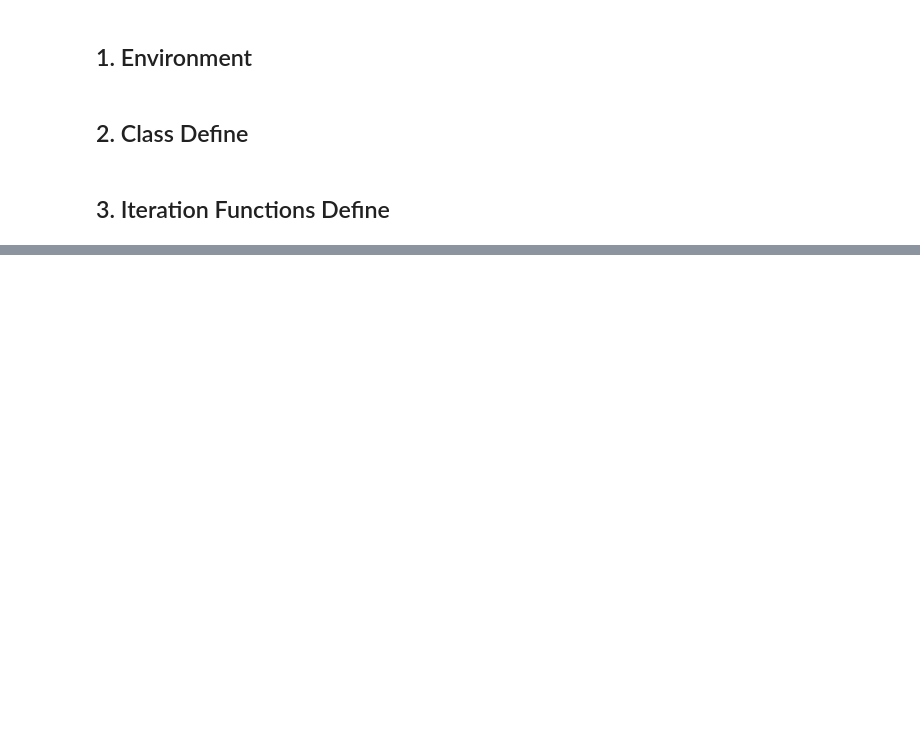
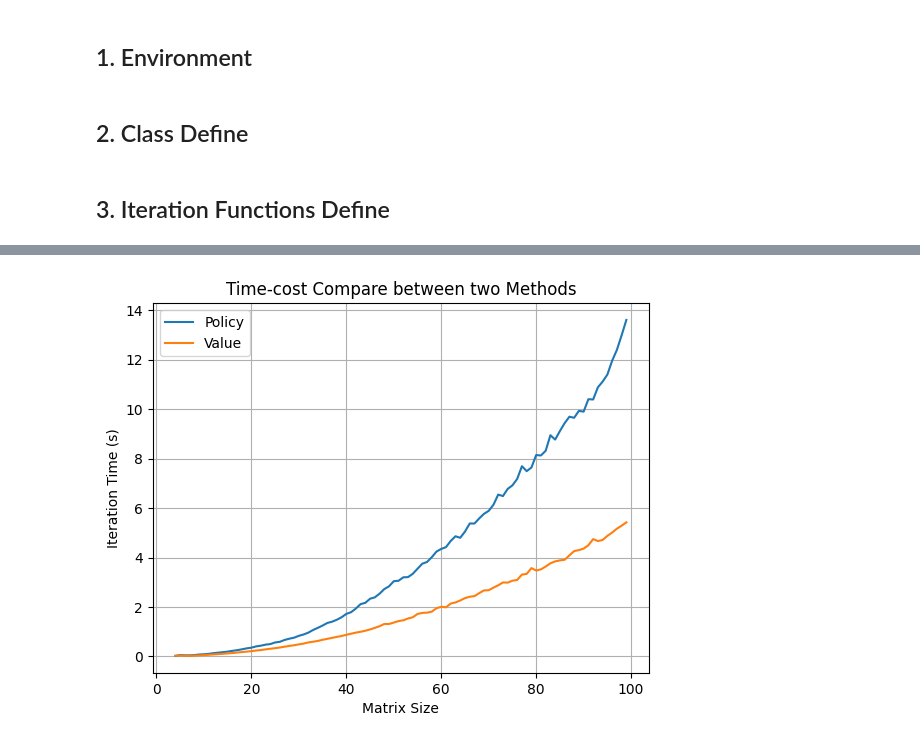
Before and after one commit to LuminolT/reinforcement-learning-exp, a Jupyter notebook: 01-DP-homework.ipynb, the cells around one changed output, grey strips where cells are left out. Cells and saved outputs as stored; diff of their text form; code cells hidden in the pictures; blank space fills up the shorter version.

```diff
--- a/01-DP-homework.ipynb
+++ b/01-DP-homework.ipynb
@@ -381,0 +448,15 @@ Evaluation: [reward] 1.0 [step] 14
+# %%
+policy_iter = []
+policy_time = []
+policy_reward = []
+policy_step = []
+
+nums = []
+
+for i in range(4, 100):
+    iters, time_cost, rewards, step = test_policy(i)
+    nums.append(i)
+    policy_iter.append(iters)
+    policy_time.append(time_cost)
+    policy_reward.append(rewards)
+    policy_step.append(step)
@@ -381,0 +549,16 @@ Evaluation: [reward] 1.0 [step] 14
+# %%
+plt.plot(nums, policy_time, label='Policy')
+
+plt.plot(nums, value_time, label='Value')
+
+plt.title('Time-cost Compare between two Methods')
+plt.xlabel('Matrix Size')
+plt.ylabel('Iteration Time (s)')
+
+plt.legend()
+
+plt.grid()
+
+plt.show()
+# %% [output]
+[figure, added]
```
Also changed, not shown: parts of 12 cells of this notebook.
